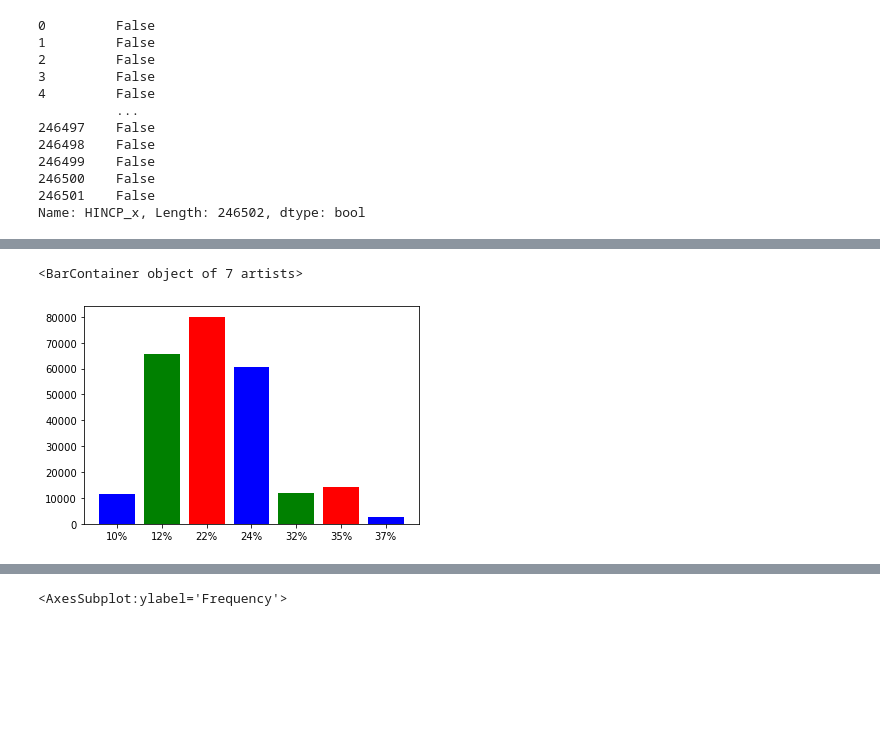
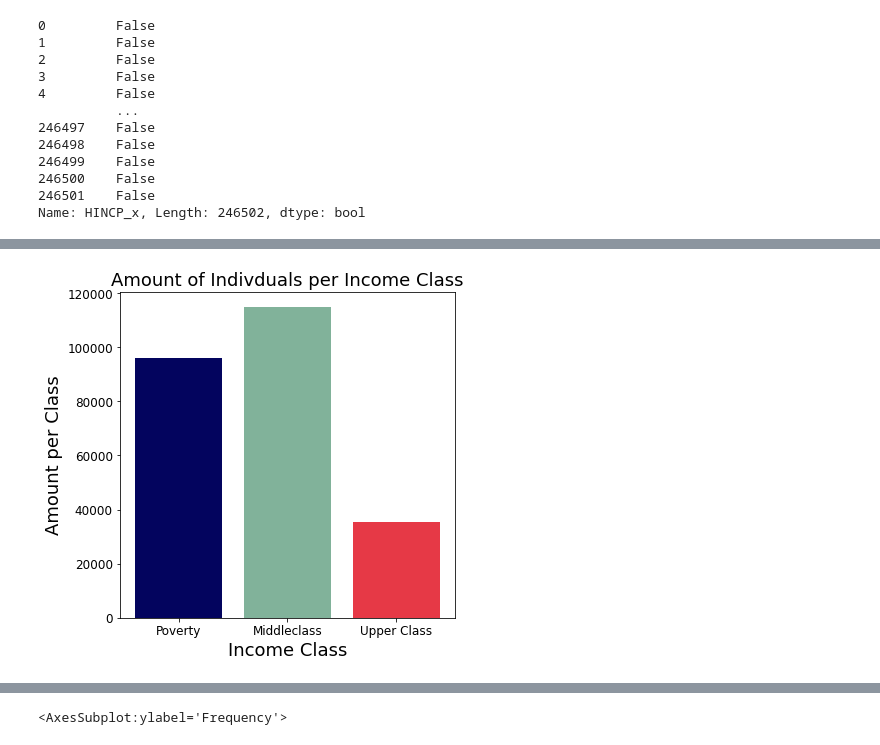
Before and after one commit to JohnhoyStephens/Capstone, a Jupyter notebook: visuals.ipynb, the cells around one changed output, grey strips where cells are left out. Cells and saved outputs as stored; diff of their text form; code cells hidden in the pictures; blank space fills up the shorter version.

```diff
--- a/visuals.ipynb
+++ b/visuals.ipynb
@@ -62,2 +56,13 @@ AttributeError: 'AxesSubplot' object has no property 'figsize'
+# %%
+fig, ax = plt.subplots(figsize=((6,6)))
+plt.bar(income_bin_freq["bin_name"],income_bin_freq["count"],color=["#03045e","#81b29a","#e63946"])
+plt.xlabel("Income Class",fontsize=18)
+plt.ylabel("Amount per Class",fontsize=18)
+plt.tick_params(axis="both",labelsize=12)
+plt.title("Amount of Indivduals per Income Class",fontsize=18)
+# plt.legend()
+plt.savefig("Income plot",transparent=True,bbox_inches="tight", pad_inches=.2)
+# %% [output]
+[figure, added]
 # %%
 tax_bin_freq=pd.DataFrame([
@@ -75,5 +79,0 @@ df[["TAXAMT"]].plot(kind="hist",bins=[0,,9701,39475,39476,84200,84201,160725,160
-# %%
-plt.bar(tax_bin_freq["bin_name"],tax_bin_freq["count"],color=["blue","green","red"])
-# %% [output]
-<BarContainer object of 7 artists>
-[figure, removed]
```
Also changed, not shown: parts of 6 cells of this notebook, 3 other files.
